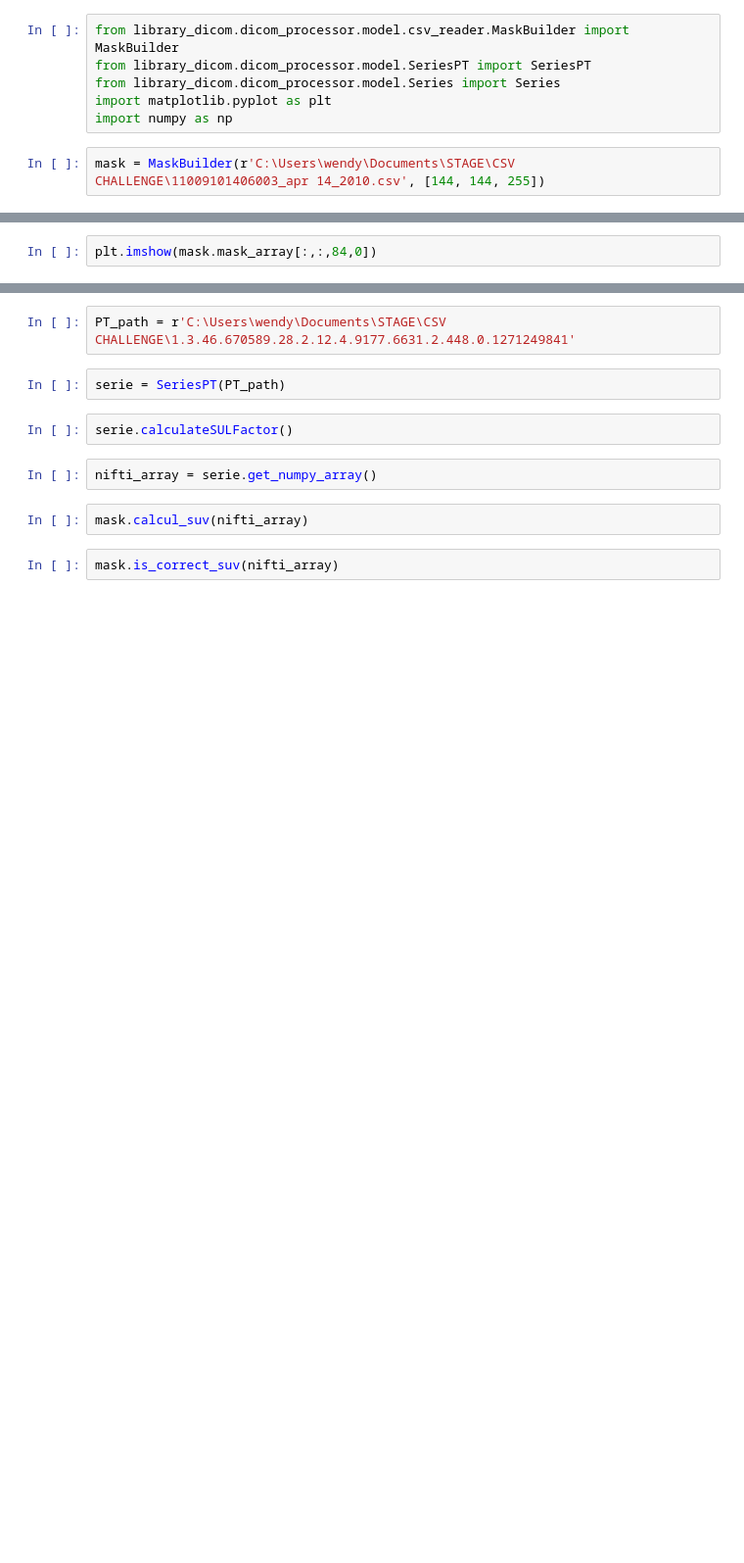
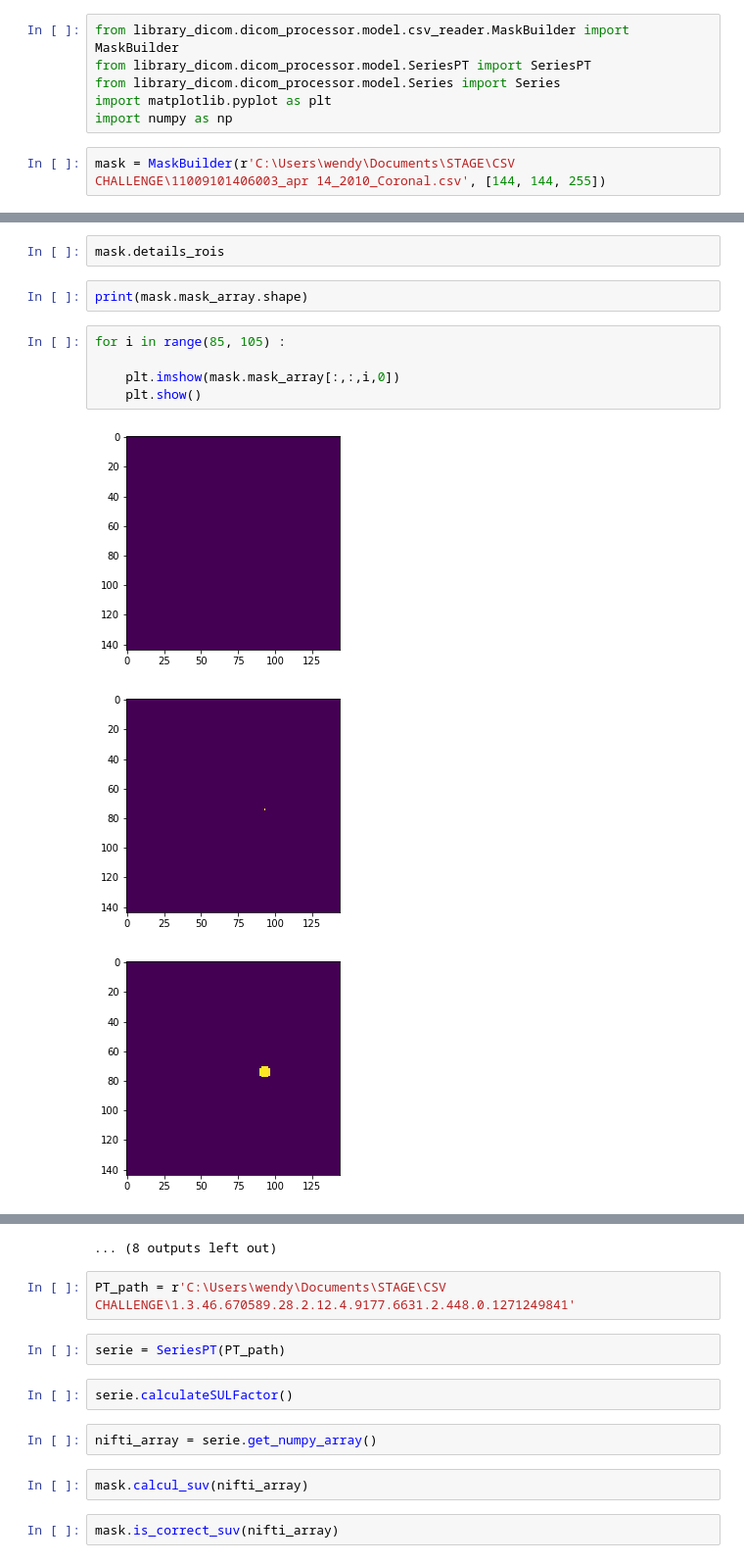
Before and after one commit to wendyrvllr/Dicom-To-CNN, a Jupyter notebook: script_mask_builder.ipynb, the cells around one changed output, grey strips where cells are left out. Shown at 98% size. Drawn from its saved outputs; the diff is of its cells as text; blank space fills up the shorter version.

```diff
--- a/script_mask_builder.ipynb
+++ b/script_mask_builder.ipynb
@@ -5,4 +5,4 @@ from library_dicom.dicom_processor.model.Series import Series
 import matplotlib.pyplot as plt
 import numpy as np
 # %%
-mask = MaskBuilder(r'C:\Users\wendy\Documents\STAGE\CSV CHALLENGE\11009101406003_apr 14_2010.csv', [144, 144, 255])
+mask = MaskBuilder(r'C:\Users\wendy\Documents\STAGE\CSV CHALLENGE\11009101406003_apr 14_2010_Coronal.csv', [144, 144, 255])
@@ -9,2 +16,13 @@ mask = MaskBuilder(r'C:\Users\wendy\Documents\STAGE\CSV CHALLENGE\11009101406003
-# %%
-plt.imshow(mask.mask_array[:,:,84,0])
+# %%
+mask.details_rois
+# %%
+print(mask.mask_array.shape)
+# %%
+for i in range(85, 105) :
+
+    plt.imshow(mask.mask_array[:,:,i,0])
+    plt.show()
+# %% [output]
+[figure, added]
+[figure, added]
+[figure, added]
@@ -11,3 +38,4 @@ plt.imshow(mask.mask_array[:,:,84,0])
+... (8 outputs left out)
 # %%
 PT_path = r'C:\Users\wendy\Documents\STAGE\CSV CHALLENGE\1.3.46.670589.28.2.12.4.9177.6631.2.448.0.1271249841'
 # %%
```
Also changed, not shown: parts of 2 cells of this notebook, 1 other file.
